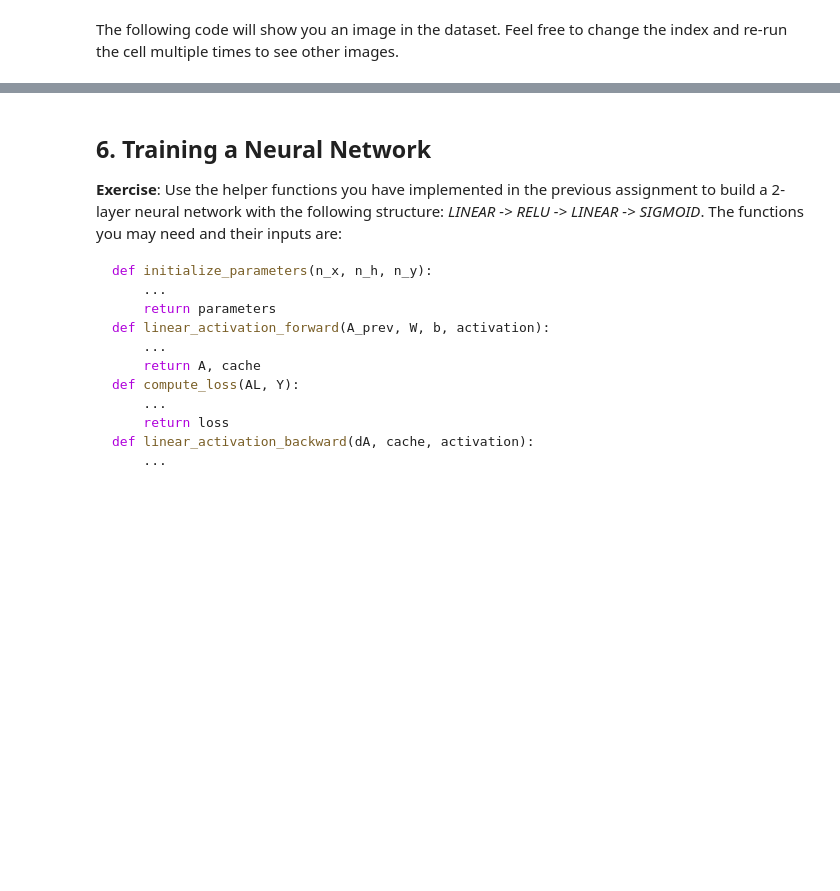
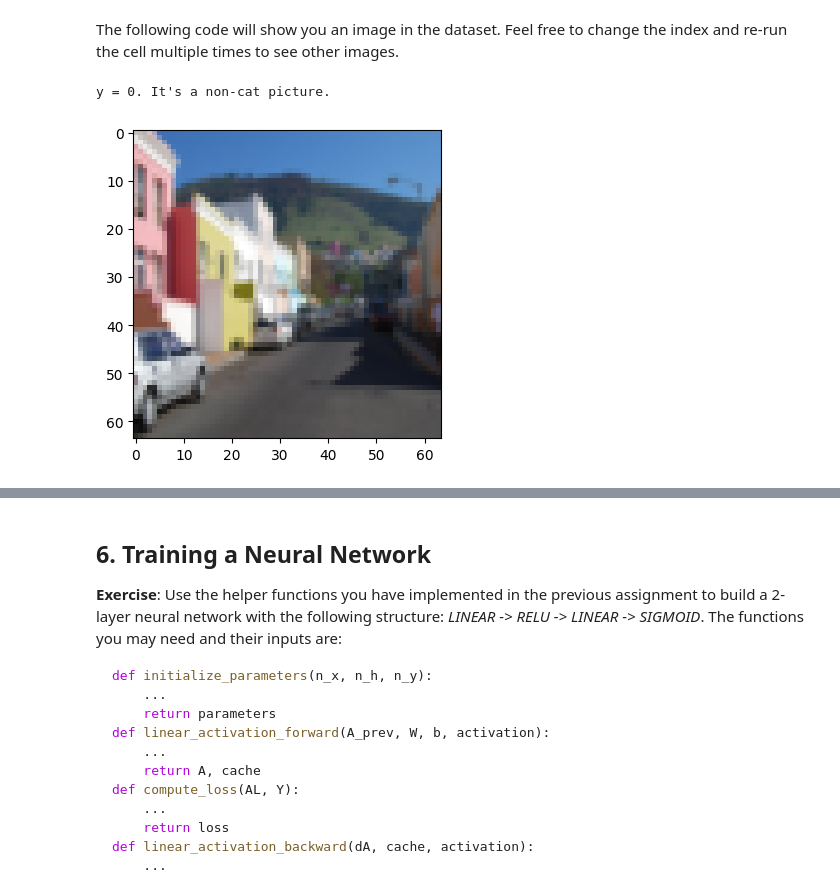
Before and after one commit to 0danylo/CMSC472_FALL2024_HW2, a Jupyter notebook: hw2.ipynb, the cells around one changed output, grey strips where cells are left out. Saved outputs shown, nothing was run; the diff lists cells and outputs as text; code cells hidden in the pictures; blank space fills up the shorter version.

```diff
--- a/hw2.ipynb
+++ b/hw2.ipynb
@@ -684,18 +751,17 @@ Let's get more familiar with the dataset. Load the data by completing the functi
 # %%
 def load_data(train_file, test_file):
     # Load the training data
-    train_dataset =
+    train_dataset = h5py.File(train_file, 'r')
+    # Separate features(x) and labels(y) for training set
+    train_set_x_orig = np.array(train_dataset['train_set_x'])
+    train_set_y_orig = np.array(train_dataset['train_set_y'])
+
+    # Load the test data
+    test_dataset = h5py.File(test_file, 'r')
 
     # Separate features(x) and labels(y) for training set
-    train_set_x_orig =
-    train_set_y_orig =
-
-    # Load the test data
-    test_dataset =
-
-    # Separate features(x) and labels(y) for training set
-    test_set_x_orig =
-    test_set_y_orig =
+    test_set_x_orig = np.array(test_dataset['test_set_x'])
+    test_set_y_orig = np.array(test_dataset['test_set_y'])
 
     classes = np.array(test_dataset["list_classes"][:]) # the list of classes
 
@@ -711,9 +777,12 @@ train_x_orig, train_y, test_x_orig, test_y, classes = load_data(train_file, test
 The following code will show you an image in the dataset. Feel free to change the index and re-run the cell multiple times to see other images.
 # %%
 # Example of a picture
-index = 10
+index = 1
 plt.imshow(train_x_orig[index])
 print ("y = " + str(train_y[0,index]) + ". It's a " + classes[train_y[0,index]].decode("utf-8") +  " picture.")
+# %% [output]
+y = 0. It's a non-cat picture.
+[figure, added]
 # %%
 # Explore your dataset
 m_train = train_x_orig.shape[0]
```
Also changed, not shown: parts of 26 cells of this notebook.
